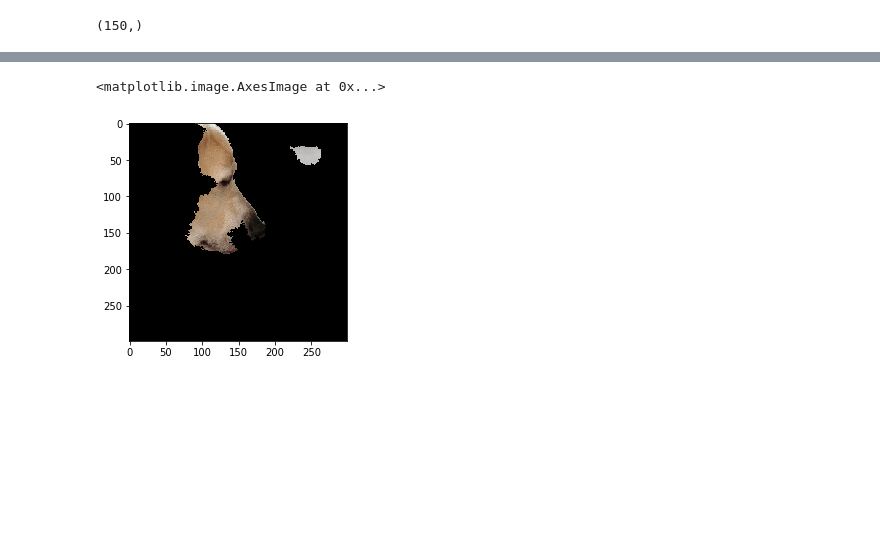
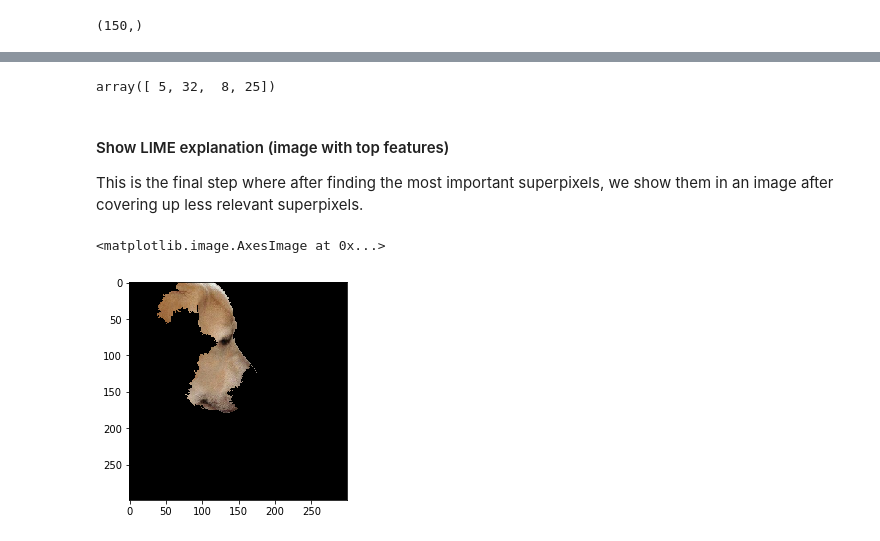
Before and after one commit to arteagac/arteagac.github.io, a Jupyter notebook: blog/lime_image.ipynb, the cells around one changed output, grey strips where cells are left out. Drawn from its saved outputs; the diff is of its cells as text; code cells hidden in the pictures; blank space fills up the shorter version.

```diff
--- a/blog/lime_image.ipynb
+++ b/blog/lime_image.ipynb
@@ -129,0 +135,9 @@ print(distances.shape)
+# %%
+def perturb_image(img,perturbation,segments):
+  active_pixels = np.where(perturbation == 1)[0]
+  mask = np.zeros(segments.shape)
+  for active in active_pixels:
+      mask[segments == active] = 1
+  perturbed_image = copy.deepcopy(img)
+  perturbed_image = perturbed_image*mask[:,:,np.newaxis]
+  return perturbed_image
@@ -129,0 +154,9 @@ print(distances.shape)
+# %%
+predictions = []
+for pert in perturbations:
+  perturbed_img = perturb_image(Xi,pert,superpixels)
+  pred = inceptionV3_model.predict(perturbed_img[np.newaxis,:,:,:])
+  predictions.append(pred)
+
+predictions = np.array(predictions)
+predictions.shape
@@ -129,0 +168,4 @@ print(distances.shape)
+# %%
+original_image = np.ones(num_superpixels)[np.newaxis,:] #Perturbation with all superpixels enabled (ones)
+distances = sklearn.metrics.pairwise_distances(perturbations,original_image, metric='cosine').ravel()
+distances.shape
@@ -169,7 +212,16 @@ print(top_features)
+# %%
+num_top_features = 4
+top_features = np.argsort(coeff)[-num_top_features:]
+top_features
+# %% [output]
+array([ 5, 32,  8, 25])
+# %% [markdown]
+#### Show LIME explanation (image with top features)
+This is the final step where after finding the most important superpixels, we show them in an image after covering up less relevant superpixels.
 # %%
-mask = np.zeros(num_segments)
-mask[top_features]= True #Activate top segments
-plt.imshow(perturb_image(Xi_orig,mask,segments))
+mask = np.zeros(num_superpixels)
+mask[top_features]= True #Activate top superpixels
+plt.imshow(perturb_image(Xi_orig,mask,superpixels) )
 # %% [output]
 <matplotlib.image.AxesImage at 0x...>
-[figure, old version]
+[figure, new version]
```
Also changed, not shown: parts of 54 cells of this notebook.
